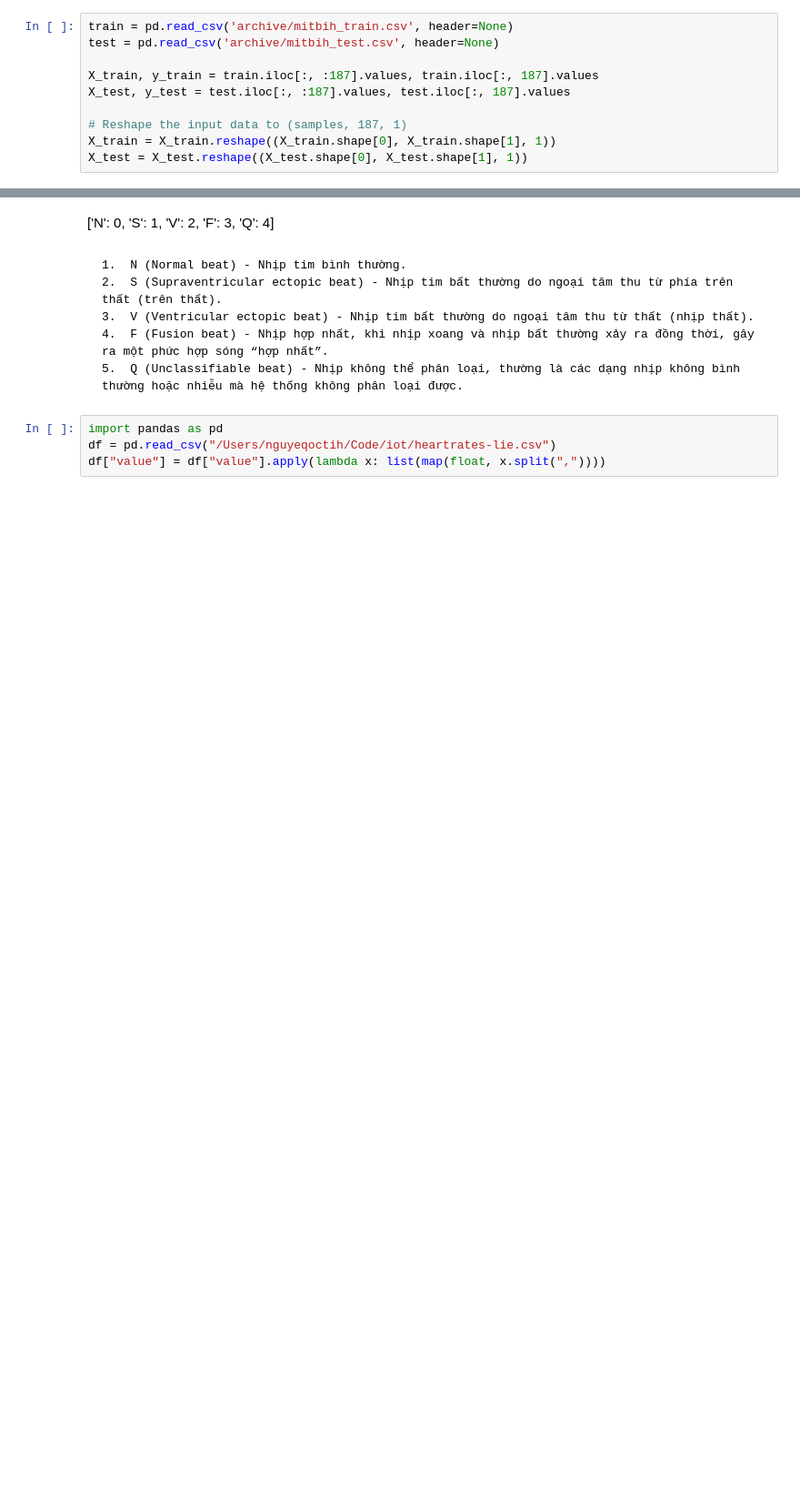
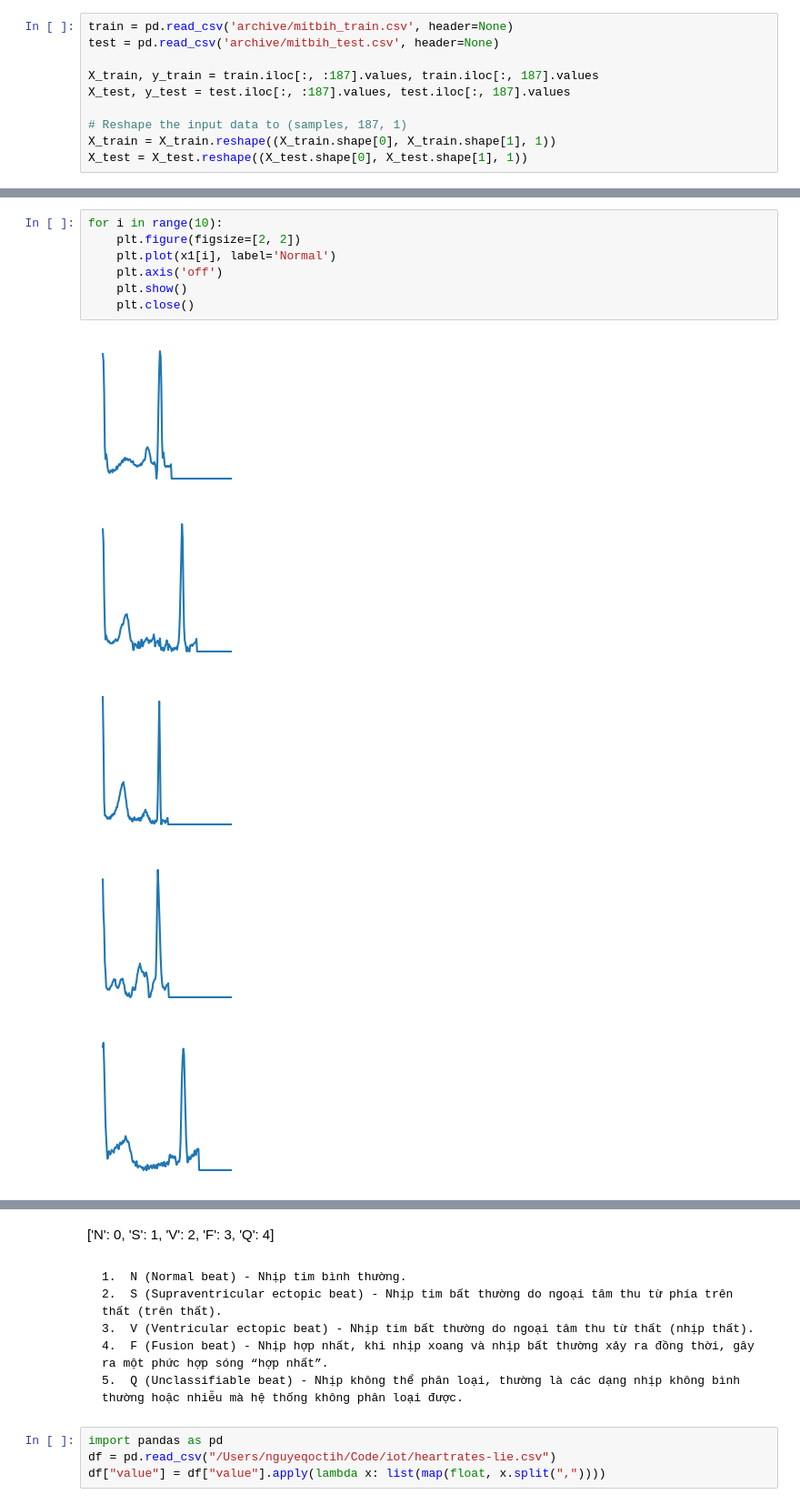
Before and after one commit to tinh2406/server_iot, a Jupyter notebook: train.ipynb, the cells around one changed output, grey strips where cells are left out. Shown at 91% size. Saved outputs shown, nothing was run; the diff lists cells and outputs as text; blank space fills up the shorter version.

```diff
--- a/train.ipynb
+++ b/train.ipynb
@@ -27,0 +44,13 @@ plt.plot(X_train[100])
+# %%
+for i in range(10):
+    plt.figure(figsize=[2, 2])
+    plt.plot(x1[i], label='Normal')
+    plt.axis('off')
+    plt.show()
+    plt.close()
+# %% [output]
+[figure, added]
+[figure, added]
+[figure, added]
+[figure, added]
+[figure, added]
```
Also changed, not shown: parts of 20 cells of this notebook, 1 other file.
